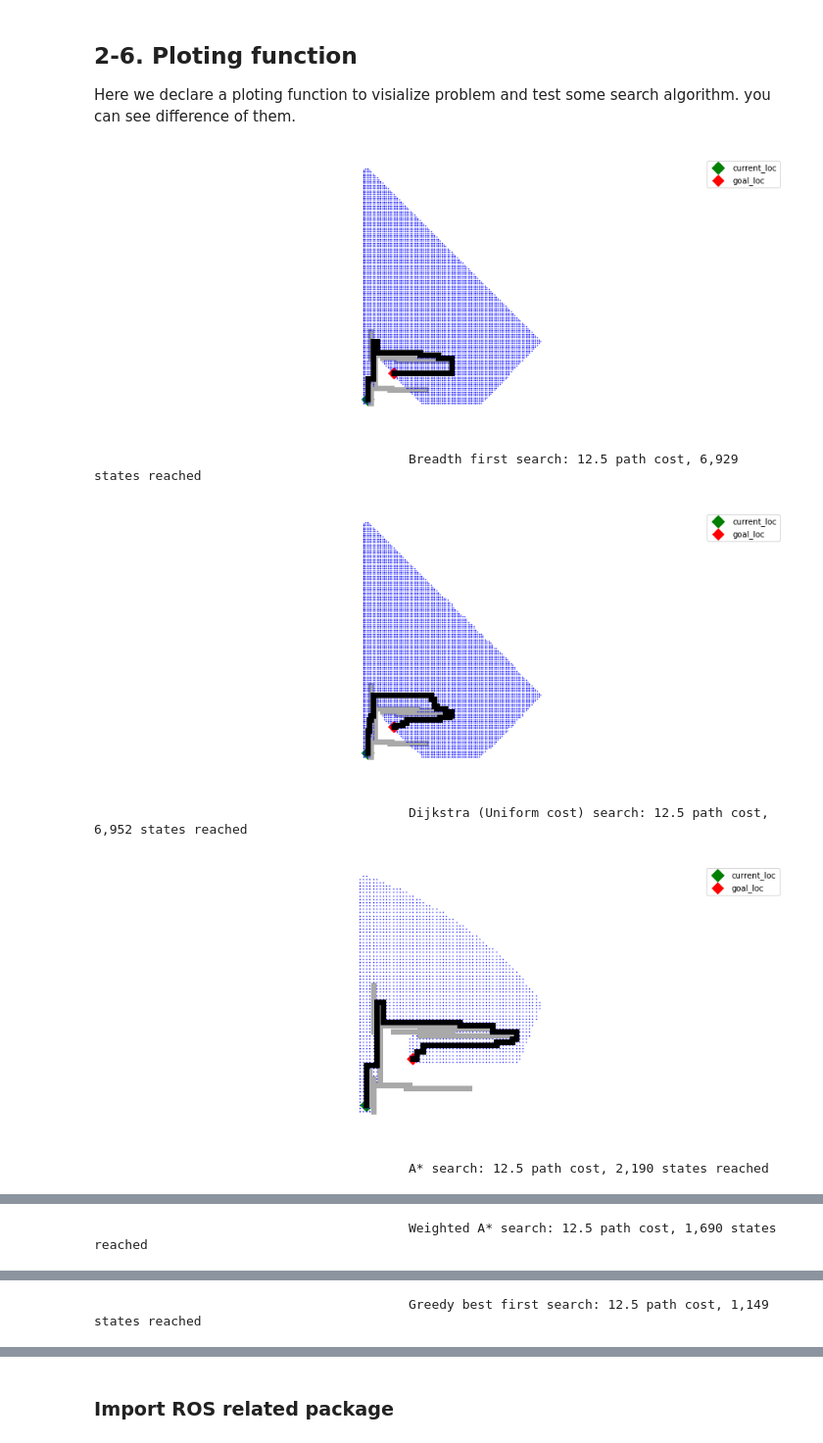
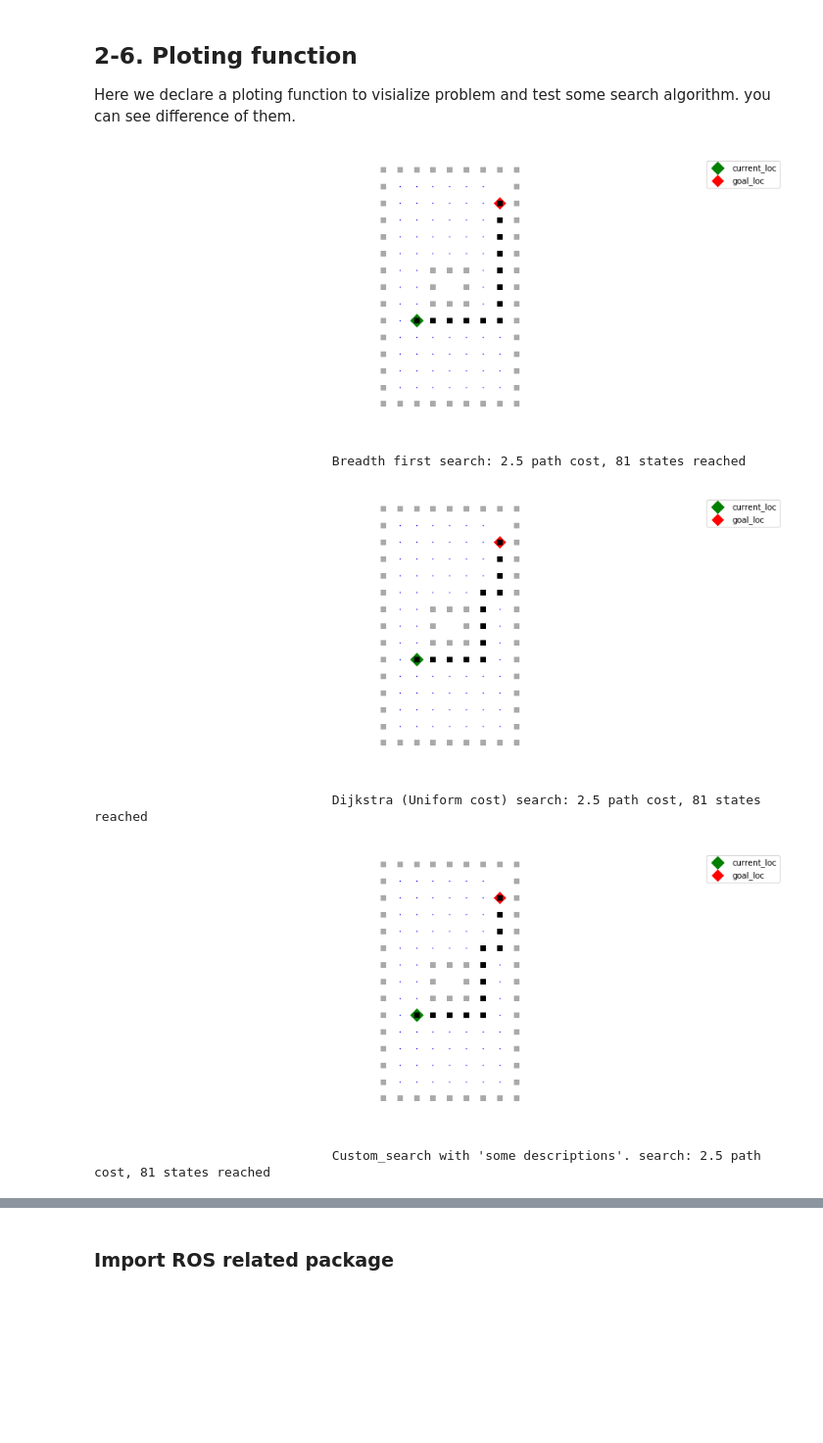
Before and after one commit to OpenPPAT/hcc-2019-lab3, a Jupyter notebook: topic2_real_robot_path_search.ipynb, the cells around one changed output, grey strips where cells are left out. Shown at 98% size. Saved outputs shown, nothing was run; the diff lists cells and outputs as text; code cells hidden in the pictures; blank space fills up the shorter version.

```diff
--- a/topic2_real_robot_path_search.ipynb
+++ b/topic2_real_robot_path_search.ipynb
@@ -135,24 +248,22 @@ def best_first_search(problem, f):
                 frontier.add(child)
     return failure
 
-# It is also popular to Dijkstra's algorithm
+# It is also famous as Dijkstra's algorithm
 def uniform_cost_search(problem):
-    "Search nodes with minimum  path cost first."
+    "Search nodes with minimum path cost first."
     return best_first_search(problem, f=lambda node: node.path_cost)
 
 
-def astar_search(problem, h=None):
-    """Search nodes with minimum f(n) = g(n) + h(n)."""
-    h = h or problem.h
-    return best_first_search(problem, f=lambda node: node.path_cost + h(node))
+def custom_search(problem, h=None):
+    """Search nodes with minimum f(node), you need to define a f(n) by some attributes from node"""
+    """
 
+    Describe your design consideration for algorithm design
 
-def weighted_astar_search(problem, weight=1.4, h=None):
-    """Search nodes with minimum f(n) = g(n) + h(n)."""
-    h = h or problem.h
-    return best_first_search(problem, f=lambda node: node.path_cost + weight * h(node))
+    """
 
-def greedy_best_first_search(problem, h=None):
-    """Search nodes with minimum h(n)."""
-    h = h or problem.h
-    return best_first_search(problem, f=h)
+    # means that use default heuristic function defined from problem class if no external h function input
+    if h==None: h = problem.h
+
+    """you may verify the code here"""
+    return best_first_search(problem, f=lambda node: 1)
@@ -316,28 +301,23 @@ def plot_grid_problem(grid_problem, solution, reached=(), title='Search'):
 
     plt.show()
     print('{} {} search: {:.1f} path cost, {:,d} states reached'
-          .format(' ' * 40, title, solution.path_cost, len(reached)))
+          .format(' ' * 30, title, solution.path_cost, len(reached)))
 # %%
-# Test algorithms
-gp1 = GridProblem(initial=(0.2, 0.2), goal=(1.6, 1.6), grid_size=0.1, obstacles=random_lines(N=10))
+# Test algorithms on small map
+
+gp1 = GridProblem(initial=(0.4, 1), goal=(1.5, 2.4), grid_size=0.2, obstacles=fixed_map())
 sol1 = breadth_first_search(gp1)
 plot_grid_problem(gp1, sol1, reached, title='Breadth first')
 
 sol2 = uniform_cost_search(gp1)
 plot_grid_problem(gp1, sol2, reached, title='Dijkstra (Uniform cost)')
 
-sol3 = astar_search(gp1)
-plot_grid_problem(gp1, sol3, reached, title='A*')
-
-sol4 = weighted_astar_search(gp1)
-plot_grid_problem(gp1, sol4, reached, title='Weighted A*')
-
-sol5 = greedy_best_first_search(gp1)
-plot_grid_problem(gp1, sol5, reached, title='Greedy best first')
+sol3 = custom_search(gp1)
+plot_grid_problem(gp1, sol3, reached, title='Custom_search with \'some descriptions\'.')
 # %% [output]
-[figure, old version]
+[figure, new version]
-                                         Breadth first search: 12.5 path cost, 6,929 states reached
+                               Breadth first search: 2.5 path cost, 81 states reached
-[figure, old version]
+[figure, new version]
-                                         Dijkstra (Uniform cost) search: 12.5 path cost, 6,952 states reached
+                               Dijkstra (Uniform cost) search: 2.5 path cost, 81 states reached
-[figure, old version]
+[figure, new version]
-                                         A* search: 12.5 path cost, 2,190 states reached
+                               Custom_search with 'some descriptions'. search: 2.5 path cost, 81 states reached
@@ -345 +323,0 @@ plot_grid_problem(gp1, sol5, reached, title='Greedy best first')
-                                         Weighted A* search: 12.5 path cost, 1,690 states reached
@@ -347 +323,0 @@ plot_grid_problem(gp1, sol5, reached, title='Greedy best first')
-                                         Greedy best first search: 12.5 path cost, 1,149 states reached
```
Also changed, not shown: parts of 25 cells of this notebook, 1 other file.
